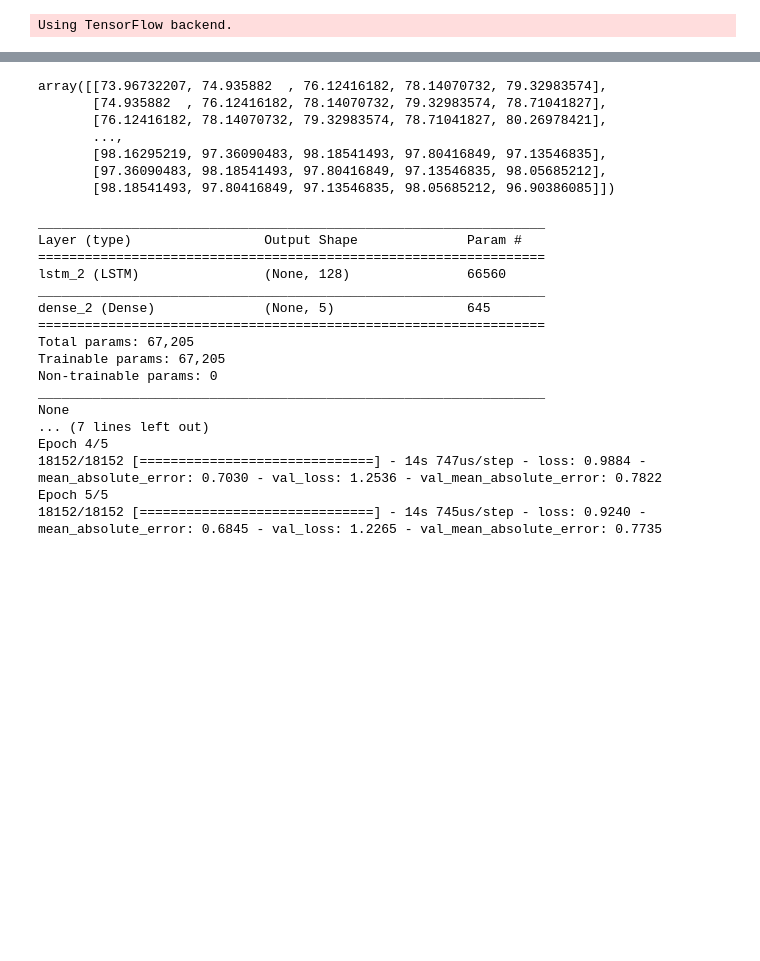
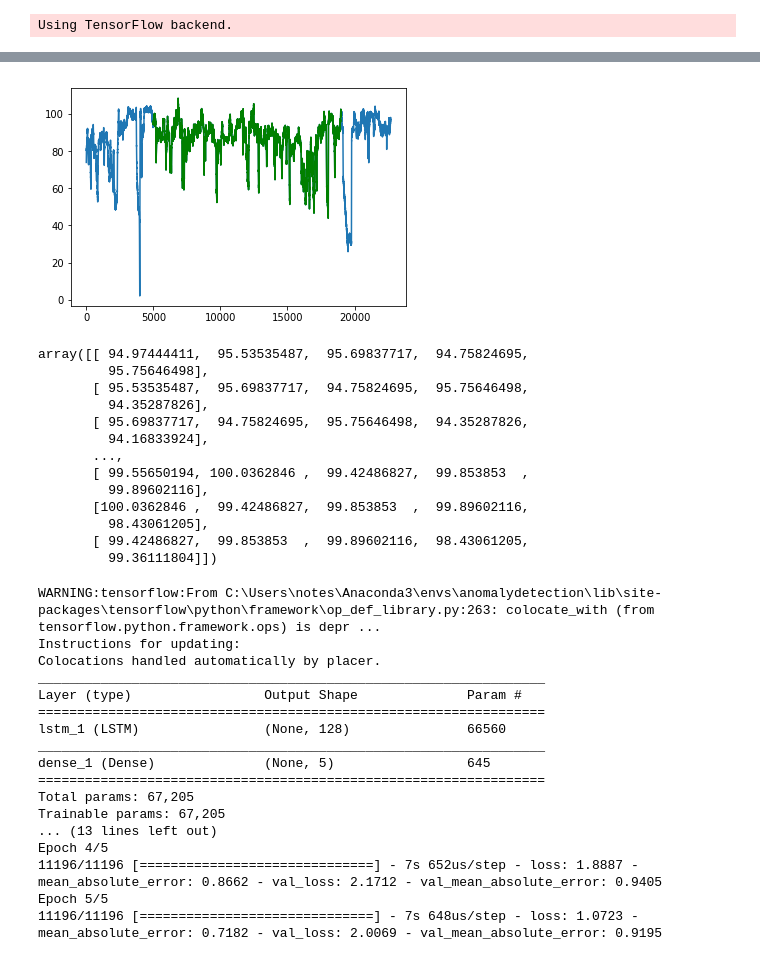
Before and after one commit to jetnew/Anomaly-Detection, a Jupyter notebook: notebook/machine_temperature_system_failure.ipynb, the cells around one changed output, grey strips where cells are left out. Cells and saved outputs as stored; diff of their text form; code cells hidden in the pictures; blank space fills up the shorter version.

```diff
--- a/notebook/machine_temperature_system_failure.ipynb
+++ b/notebook/machine_temperature_system_failure.ipynb
@@ -49,35 +43,52 @@ plt.show()
+# %%
+# Use green area as training data (non-anomalous)
+start, end = 5000, 19000
+plt.plot(df['value'])
+plt.plot(df['value'][start:end], c='g')
+plt.show()
+# %% [output]
+[figure, added]
 # %%
 # Create a trajectory matrix, i.e. rolling window representation
-timeseries = df['value']
-traj_mat = get_window(timeseries, backward=4)
-traj_mat
+timeseries_train = df['value'][start:end]
+traj_mat_train = get_window(timeseries_train, backward=4)
+
+timeseries_test = df['value']
+traj_mat_test = get_window(timeseries_test, backward=4)
+traj_mat_train
 # %% [output]
-array([[73.96732207, 74.935882  , 76.12416182, 78.14070732, 79.32983574],
-       [74.935882  , 76.12416182, 78.14070732, 79.32983574, 78.71041827],
-       [76.12416182, 78.14070732, 79.32983574, 78.71041827, 80.26978421],
+array([[ 94.97444411,  95.53535487,  95.69837717,  94.75824695,
+         95.75646498],
+       [ 95.53535487,  95.69837717,  94.75824695,  95.75646498,
+         94.35287826],
+       [ 95.69837717,  94.75824695,  95.75646498,  94.35287826,
+         94.16833924],
        ...,
-       [98.16295219, 97.36090483, 98.18541493, 97.80416849, 97.13546835],
-       [97.36090483, 98.18541493, 97.80416849, 97.13546835, 98.05685212],
-       [98.18541493, 97.80416849, 97.13546835, 98.05685212, 96.90386085]])
+       [ 99.55650194, 100.0362846 ,  99.42486827,  99.853853  ,
+         99.89602116],
+       [100.0362846 ,  99.42486827,  99.853853  ,  99.89602116,
+         98.43061205],
+       [ 99.42486827,  99.853853  ,  99.89602116,  98.43061205,
+         99.36111804]])
 # %%
 lae = LSTMAutoEncoder()
-lae.fit(traj_mat)
-scores = lae.predict(traj_mat)
+lae.fit(traj_mat_train)
+scores = lae.predict(traj_mat_test)
 # %% [output]
+WARNING:tensorflow:From C:\Users\notes\Anaconda3\envs\anomalydetection\lib\site-packages\tensorflow\python\framework\op_def_library.py:263: colocate_with (from tensorflow.python.framework.ops) is depr ...
+Instructions for updating:
+Colocations handled automatically by placer.
 _________________________________________________________________
 Layer (type)                 Output Shape              Param #
 =================================================================
-lstm_2 (LSTM)                (None, 128)               66560
+lstm_1 (LSTM)                (None, 128)               66560
 _________________________________________________________________
-dense_2 (Dense)              (None, 5)                 645
+dense_1 (Dense)              (None, 5)                 645
 =================================================================
 Total params: 67,205
 Trainable params: 67,205
-Non-trainable params: 0
-_________________________________________________________________
-None
-... (7 lines left out)
+... (13 lines left out)
 Epoch 4/5
-18152/18152 [==============================] - 14s 747us/step - loss: 0.9884 - mean_absolute_error: 0.7030 - val_loss: 1.2536 - val_mean_absolute_error: 0.7822
+11196/11196 [==============================] - 7s 652us/step - loss: 1.8887 - mean_absolute_error: 0.8662 - val_loss: 2.1712 - val_mean_absolute_error: 0.9405
 Epoch 5/5
-18152/18152 [==============================] - 14s 745us/step - loss: 0.9240 - mean_absolute_error: 0.6845 - val_loss: 1.2265 - val_mean_absolute_error: 0.7735
+11196/11196 [==============================] - 7s 648us/step - loss: 1.0723 - mean_absolute_error: 0.7182 - val_loss: 2.0069 - val_mean_absolute_error: 0.9195
```
Also changed, not shown: parts of 5 cells of this notebook, 1 other file.
